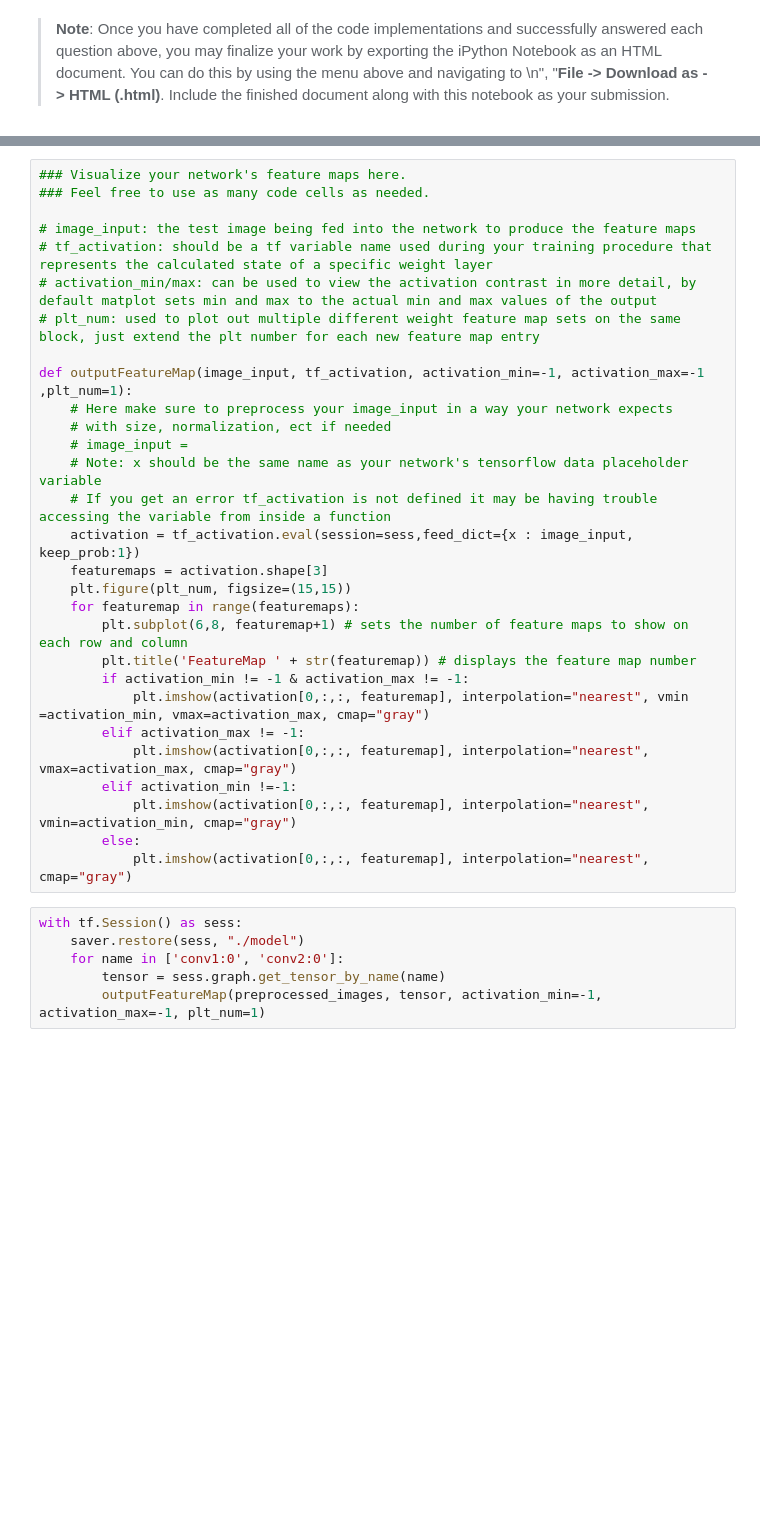
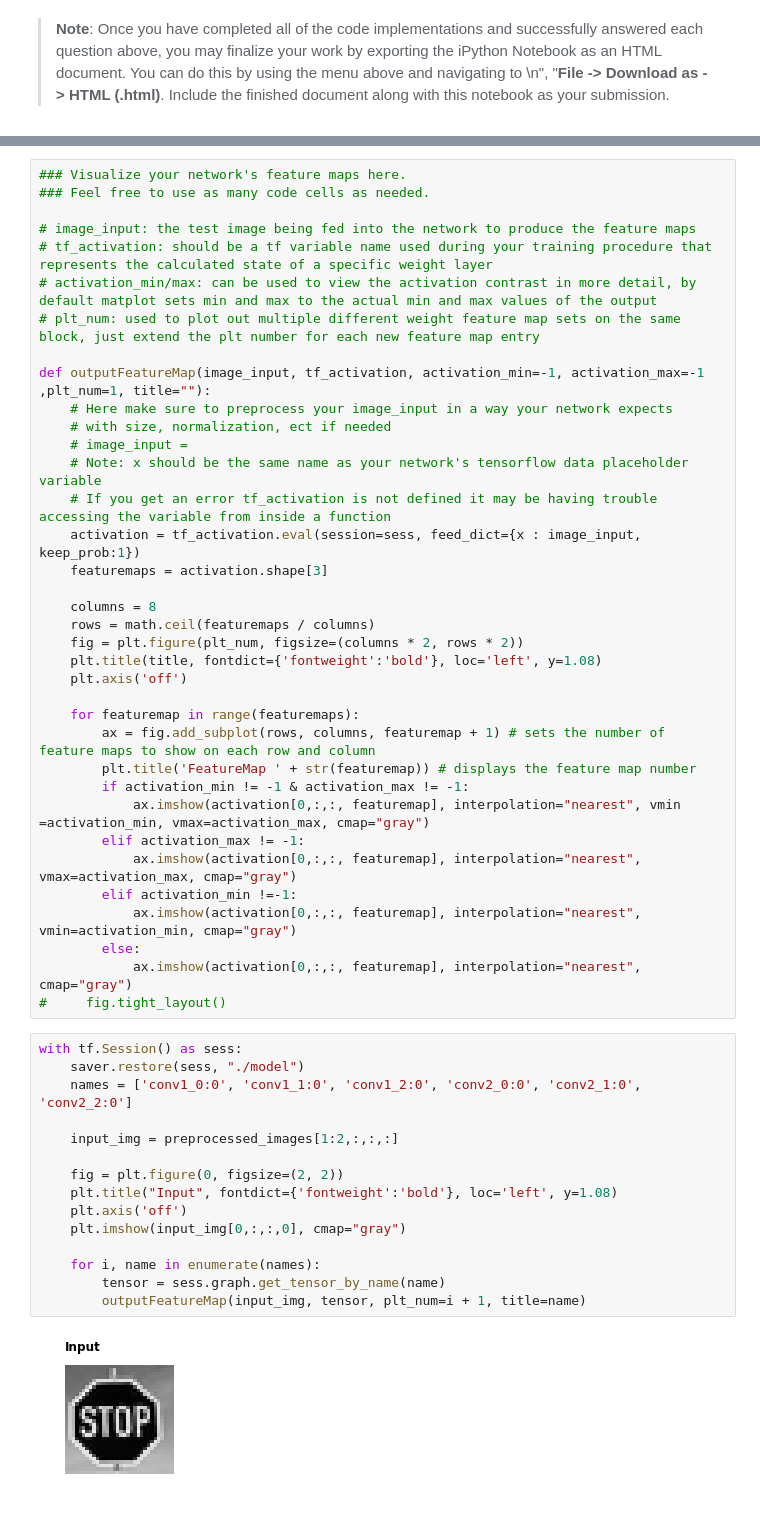
Before and after one commit to ivovandongen/CarND-Traffic-Sign-Classifier-Project, a Jupyter notebook: Traffic_Sign_Classifier.ipynb, the cells around one changed output, grey strips where cells are left out. Drawn from its saved outputs; the diff is of its cells as text; blank space fills up the shorter version.

```diff
--- a/Traffic_Sign_Classifier.ipynb
+++ b/Traffic_Sign_Classifier.ipynb
@@ -675,29 +714,47 @@ For an example of what feature map outputs look like, check out NVIDIA's results
 # activation_min/max: can be used to view the activation contrast in more detail, by default matplot sets min and max to the actual min and max values of the output
 # plt_num: used to plot out multiple different weight feature map sets on the same block, just extend the plt number for each new feature map entry
 
-def outputFeatureMap(image_input, tf_activation, activation_min=-1, activation_max=-1 ,plt_num=1):
+def outputFeatureMap(image_input, tf_activation, activation_min=-1, activation_max=-1 ,plt_num=1, title=""):
     # Here make sure to preprocess your image_input in a way your network expects
     # with size, normalization, ect if needed
     # image_input =
     # Note: x should be the same name as your network's tensorflow data placeholder variable
     # If you get an error tf_activation is not defined it may be having trouble accessing the variable from inside a function
-    activation = tf_activation.eval(session=sess,feed_dict={x : image_input, keep_prob:1})
+    activation = tf_activation.eval(session=sess, feed_dict={x : image_input, keep_prob:1})
     featuremaps = activation.shape[3]
-    plt.figure(plt_num, figsize=(15,15))
+
+    columns = 8
+    rows = math.ceil(featuremaps / columns)
+    fig = plt.figure(plt_num, figsize=(columns * 2, rows * 2))
+    plt.title(title, fontdict={'fontweight':'bold'}, loc='left', y=1.08)
+    plt.axis('off')
+
     for featuremap in range(featuremaps):
-        plt.subplot(6,8, featuremap+1) # sets the number of feature maps to show on each row and column
+        ax = fig.add_subplot(rows, columns, featuremap + 1) # sets the number of feature maps to show on each row and column
         plt.title('FeatureMap ' + str(featuremap)) # displays the feature map number
         if activation_min != -1 & activation_max != -1:
-            plt.imshow(activation[0,:,:, featuremap], interpolation="nearest", vmin =activation_min, vmax=activation_max, cmap="gray")
+            ax.imshow(activation[0,:,:, featuremap], interpolation="nearest", vmin =activation_min, vmax=activation_max, cmap="gray")
         elif activation_max != -1:
-            plt.imshow(activation[0,:,:, featuremap], interpolation="nearest", vmax=activation_max, cmap="gray")
+            ax.imshow(activation[0,:,:, featuremap], interpolation="nearest", vmax=activation_max, cmap="gray")
         elif activation_min !=-1:
-            plt.imshow(activation[0,:,:, featuremap], interpolation="nearest", vmin=activation_min, cmap="gray")
+            ax.imshow(activation[0,:,:, featuremap], interpolation="nearest", vmin=activation_min, cmap="gray")
         else:
-            plt.imshow(activation[0,:,:, featuremap], interpolation="nearest", cmap="gray")
+            ax.imshow(activation[0,:,:, featuremap], interpolation="nearest", cmap="gray")
+#     fig.tight_layout()
-# %%
-with tf.Session() as sess:
-    saver.restore(sess, "./model")
-    for name in ['conv1:0', 'conv2:0']:
-        tensor = sess.graph.get_tensor_by_name(name)
-        outputFeatureMap(preprocessed_images, tensor, activation_min=-1, activation_max=-1, plt_num=1)
+# %%
+with tf.Session() as sess:
+    saver.restore(sess, "./model")
+    names = ['conv1_0:0', 'conv1_1:0', 'conv1_2:0', 'conv2_0:0', 'conv2_1:0', 'conv2_2:0']
+
+    input_img = preprocessed_images[1:2,:,:,:]
+
+    fig = plt.figure(0, figsize=(2, 2))
+    plt.title("Input", fontdict={'fontweight':'bold'}, loc='left', y=1.08)
+    plt.axis('off')
+    plt.imshow(input_img[0,:,:,0], cmap="gray")
+
+    for i, name in enumerate(names):
+        tensor = sess.graph.get_tensor_by_name(name)
+        outputFeatureMap(input_img, tensor, plt_num=i + 1, title=name)
+# %% [output]
+[figure, added]
```
Also changed, not shown: parts of 10 cells of this notebook.
